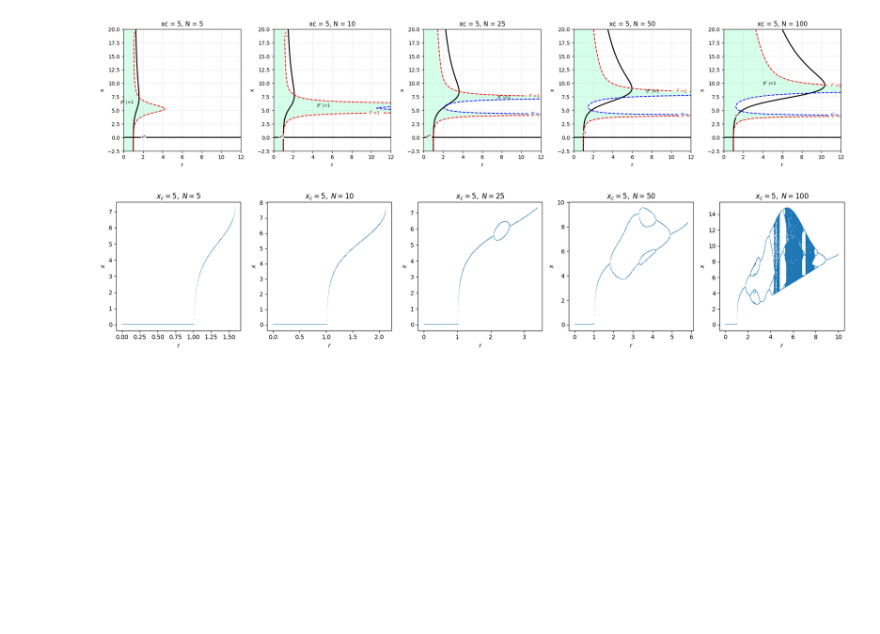
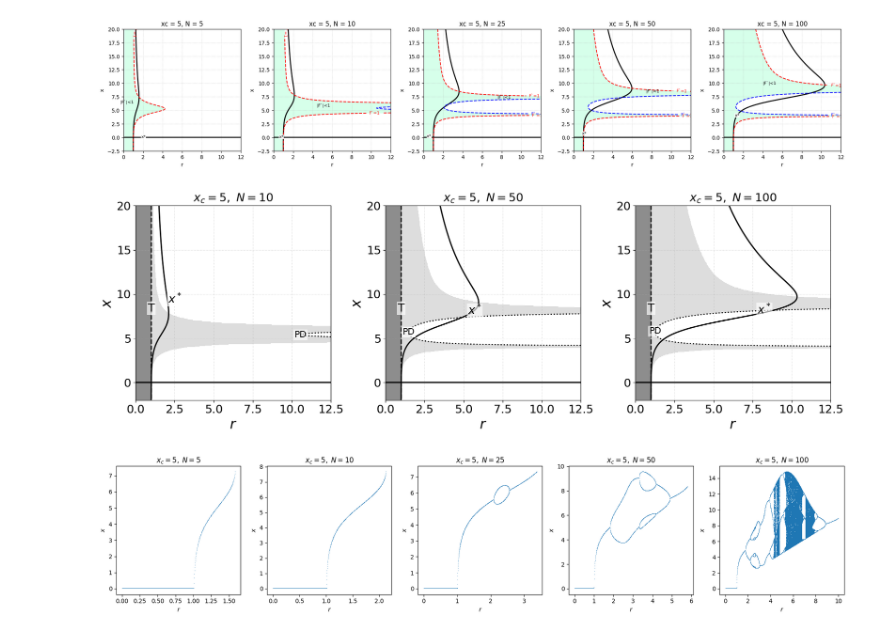
Before and after one commit to yobysheva/kursovaya, a Jupyter notebook: stac_points.ipynb, the cells around one changed output. Cells and saved outputs as stored; diff of their text form; code cells hidden in the pictures; blank space fills up the shorter version.

```diff
--- a/stac_points.ipynb
+++ b/stac_points.ipynb
@@ -226,6 +548,22 @@ ncols = 5
 plot_stability(param_sets, x_max_map, r_max_map, ncols, 20, 4.5)
 # %% [output]
 [figure]
+# %%
+param_sets = [
+    (10, 5),
+    (50, 5),
+    (100, 5),
+]
+
+plot_stability(
+    param_sets,
+    x_range=(-2, 20),
+    r_range=(0, 12.5),
+    ncols=3,
+    n=500
+)
+# %% [output]
+[figure, added]
 # %%
 fig, axes = plt.subplots(1, 5, figsize=(18, 4))
 
```
Also changed, not shown: parts of 9 cells of this notebook, 2 other files.
